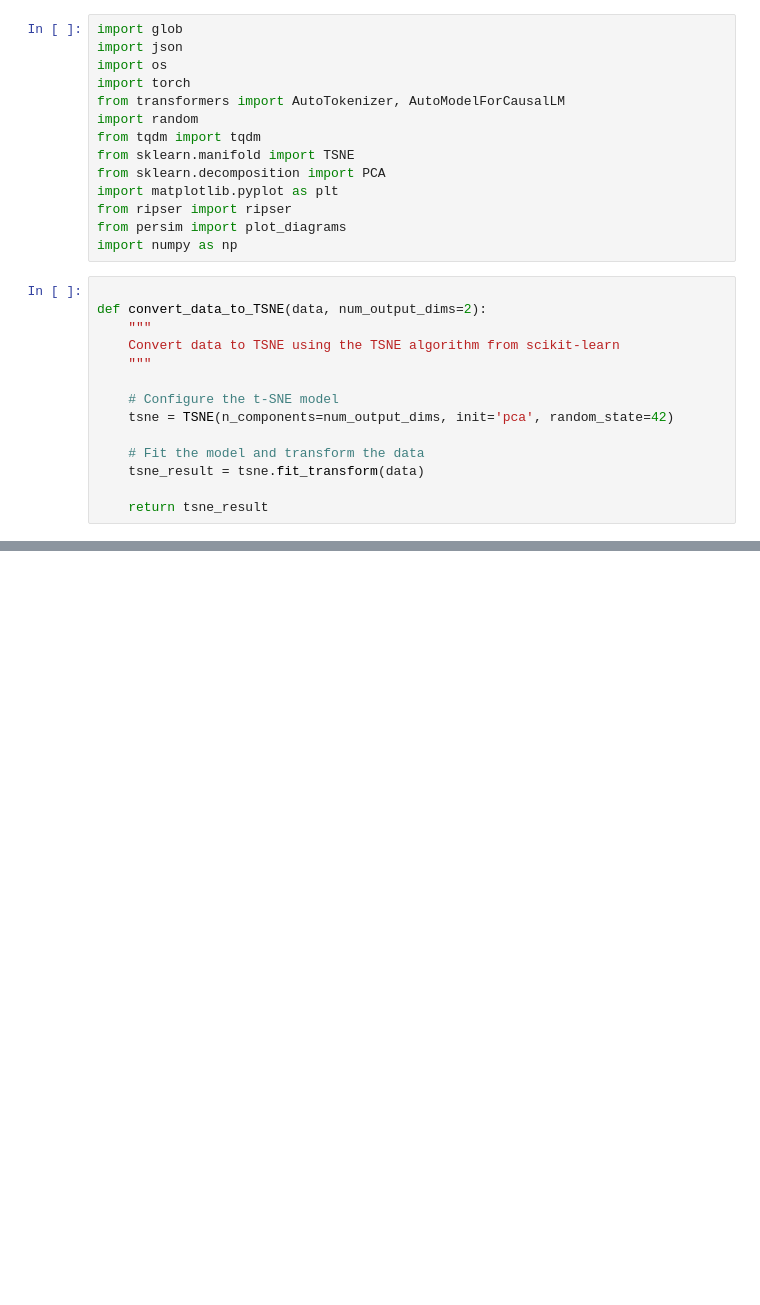
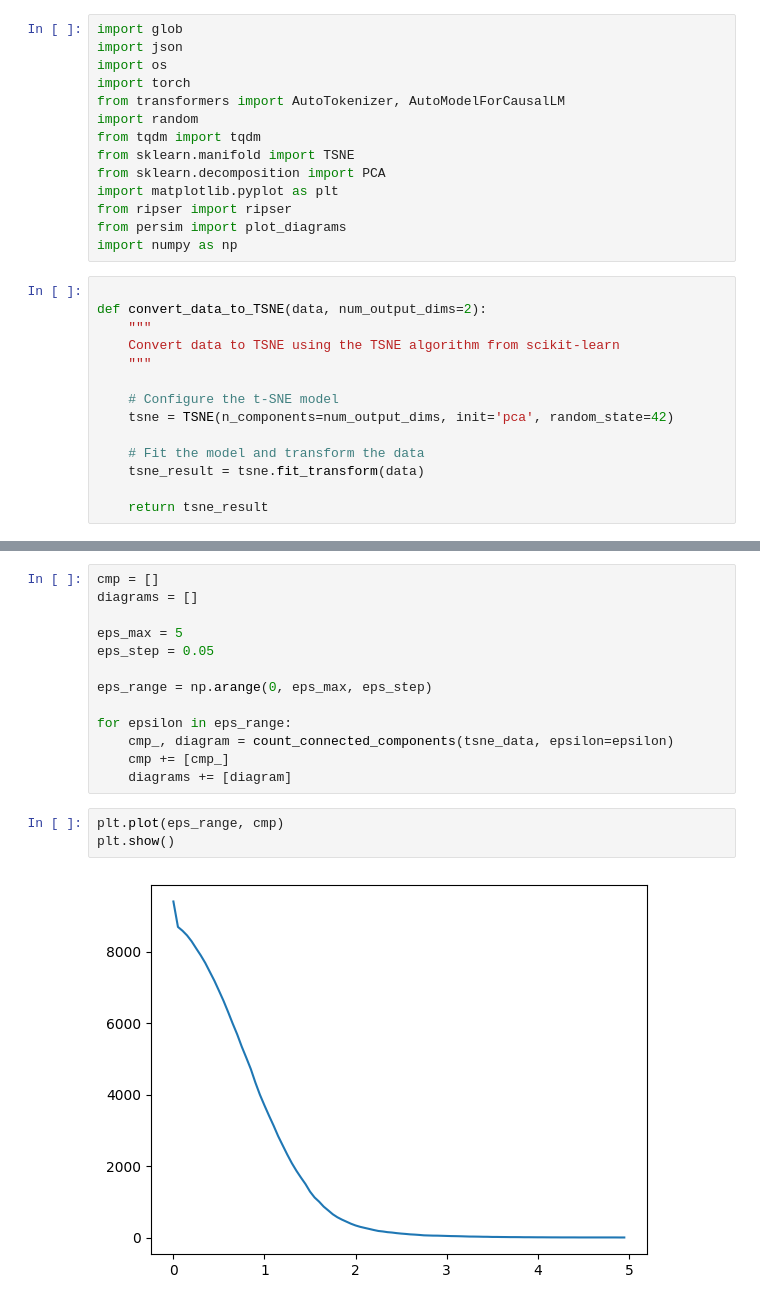
Before and after one commit to amanb2000/Magic_Words, a Jupyter notebook: theorem_numerics/05_TSNE_Ripser_Analysis.ipynb, the cells around one changed output, grey strips where cells are left out. Saved outputs shown, nothing was run; the diff lists cells and outputs as text; blank space fills up the shorter version.

```diff
--- a/theorem_numerics/05_TSNE_Ripser_Analysis.ipynb
+++ b/theorem_numerics/05_TSNE_Ripser_Analysis.ipynb
@@ -91,0 +132,18 @@ AttributeError: module 'matplotlib.pyplot' has no attribute 'line'
+# %%
+cmp = []
+diagrams = []
+
+eps_max = 5
+eps_step = 0.05
+
+eps_range = np.arange(0, eps_max, eps_step)
+
+for epsilon in eps_range:
+    cmp_, diagram = count_connected_components(tsne_data, epsilon=epsilon)
+    cmp += [cmp_]
+    diagrams += [diagram]
+# %%
+plt.plot(eps_range, cmp)
+plt.show()
+# %% [output]
+[figure, added]
```
Also changed, not shown: parts of 11 cells of this notebook.
